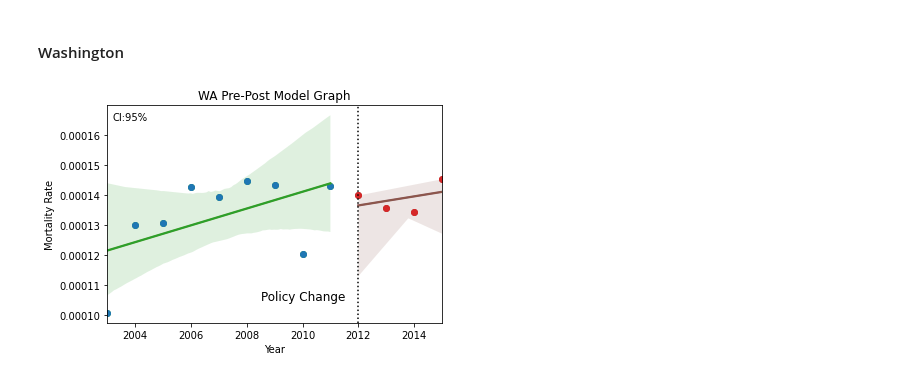
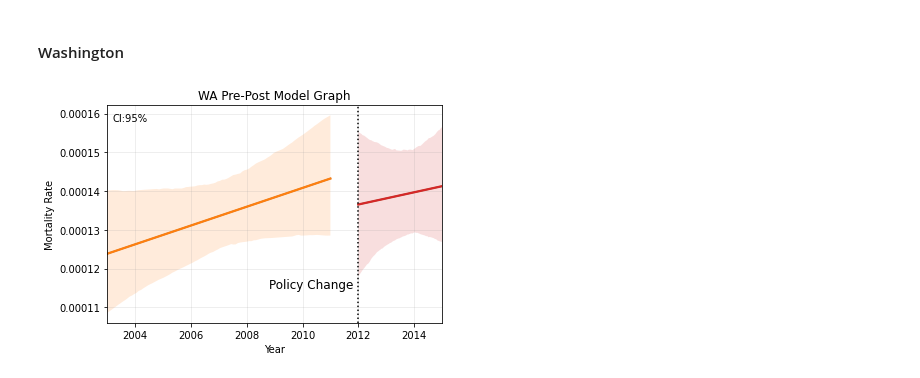
Before and after one commit to yangxiaohan57/impact-of-opioids-policy, a Jupyter notebook: 30_results/pre_post_mortality_rate_plots.ipynb, the cells around one changed output. Saved outputs shown, nothing was run; the diff lists cells and outputs as text; code cells hidden in the pictures.

```diff
--- a/30_results/pre_post_mortality_rate_plots.ipynb
+++ b/30_results/pre_post_mortality_rate_plots.ipynb
@@ -9,28 +9,22 @@ import statsmodels.api as sm
 # load mortality rate data
 
 fl_pre_policy_mortality = pd.read_csv(
-    "./fl_pre_policy_mortality.csv",
-    sep=",",
+    "./fl_pre_policy_mortality.csv", sep=",", index_col=0
 )
 fl_post_policy_mortality = pd.read_csv(
-    "./fl_post_policy_mortality.csv",
-    sep=",",
+    "./fl_post_policy_mortality.csv", sep=",", index_col=0
 )
 tx_pre_policy_mortality = pd.read_csv(
-    "./tx_pre_policy_mortality.csv",
-    sep=",",
+    "./tx_pre_policy_mortality.csv", sep=",", index_col=0
 )
 tx_post_policy_mortality = pd.read_csv(
-    "./tx_post_policy_mortality.csv",
-    sep=",",
+    "./tx_post_policy_mortality.csv", sep=",", index_col=0
 )
 wa_pre_policy_mortality = pd.read_csv(
-    "./wa_pre_policy_mortality.csv",
-    sep=",",
+    "./wa_pre_policy_mortality.csv", sep=",", index_col=0
 )
 wa_post_policy_mortality = pd.read_csv(
-    "./wa_post_policy_mortality.csv",
-    sep=",",
+    "./wa_post_policy_mortality.csv", sep=",", index_col=0
 )
 # %%
 # concatenate pre and post mortality rate data
@@ -226,38 +138,37 @@ plt.show()
 # %%
 # seperate to pre and post policy periods for WA
 
-x_pre_wa = np.array(wa_mortality_avg[wa_mortality_avg["Year"] < 2012]["Year"])
-y_pre_wa = np.array(wa_mortality_avg[wa_mortality_avg["Year"] < 2012]["Mortality Rate"])
+x_pre_wa = np.array(wa_mortality[wa_mortality["Year"] < 2012]["Year"])
+y_pre_wa = np.array(wa_mortality[wa_mortality["Year"] < 2012]["Mortality Rate"])
 
-x_post_wa = np.array(wa_mortality_avg[wa_mortality_avg["Year"] >= 2012]["Year"])
-y_post_wa = np.array(
-    wa_mortality_avg[wa_mortality_avg["Year"] >= 2012]["Mortality Rate"]
-)
+x_post_wa = np.array(wa_mortality[wa_mortality["Year"] >= 2012]["Year"])
+y_post_wa = np.array(wa_mortality[wa_mortality["Year"] >= 2012]["Mortality Rate"])
 # %%
 # plot the figure
 import warnings
 
 warnings.filterwarnings("ignore")
 
-fig, ax = plt.subplots()
+# fig, ax = plt.subplots()
 
-ax.plot(x_pre_wa, y_pre_wa, "o")
+# ax.plot(x_pre_wa, y_pre_wa, "o")
 m, b = np.polyfit(x_pre_wa, y_pre_wa, 1)
 plt.plot(x_pre_wa, m * x_pre_wa + b)
-ax = sns.regplot(x_pre_wa, y_pre_wa, ci=95)
+ax = sns.regplot(x_pre_wa, y_pre_wa, ci=95, scatter=False)
 
-ax.plot(x_post_wa, y_post_wa, "o")
+# ax.plot(x_post_wa, y_post_wa, "o")
 m, b = np.polyfit(x_post_wa, y_post_wa, 1)
 plt.plot(x_post_wa, m * x_post_wa + b)
-ax = sns.regplot(x_post_wa, y_post_wa, ci=95)
+ax = sns.regplot(x_post_wa, y_post_wa, ci=95, scatter=False)
 
 plt.xlabel("Year")
 plt.ylabel("Mortality Rate")
 plt.title("WA Pre-Post Model Graph")
 plt.axvline(x=2012, color="black", ls=":")
-plt.text(2008.5, 0.000105, "Policy Change", fontsize=12)
-plt.text(2003.2, 0.000165, "CI:95%", fontsize=10)
+plt.text(2008.8, 0.000115, "Policy Change", fontsize=12)
+plt.text(2003.2, 0.000158, "CI:95%", fontsize=10)
+plt.grid(b=True, which="major", color="#999999", linestyle="-", alpha=0.2)
 
 plt.show()
 # %% [output]
-[figure, old version]
+[figure, new version]
```
Also changed, not shown: parts of 15 cells of this notebook.
